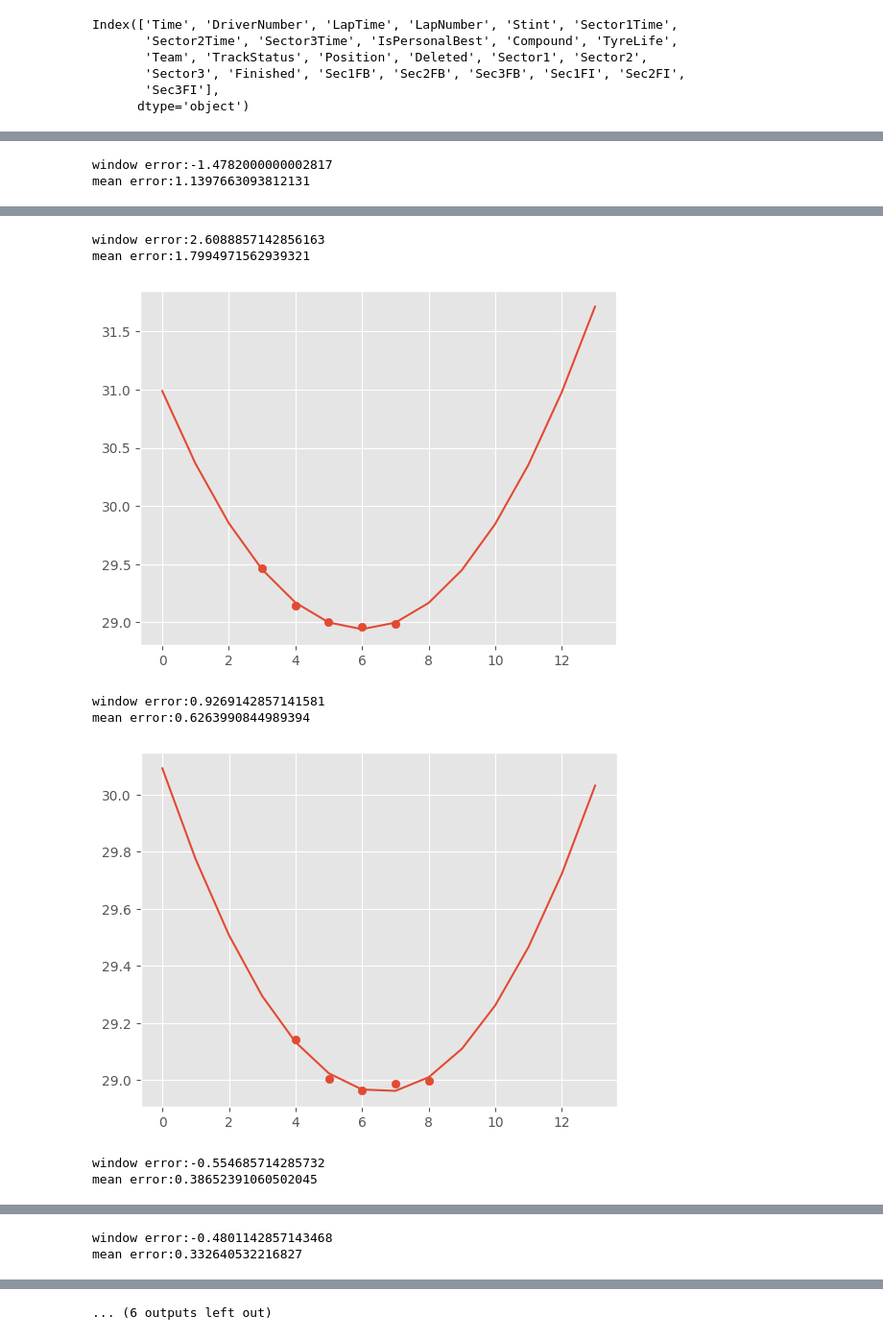
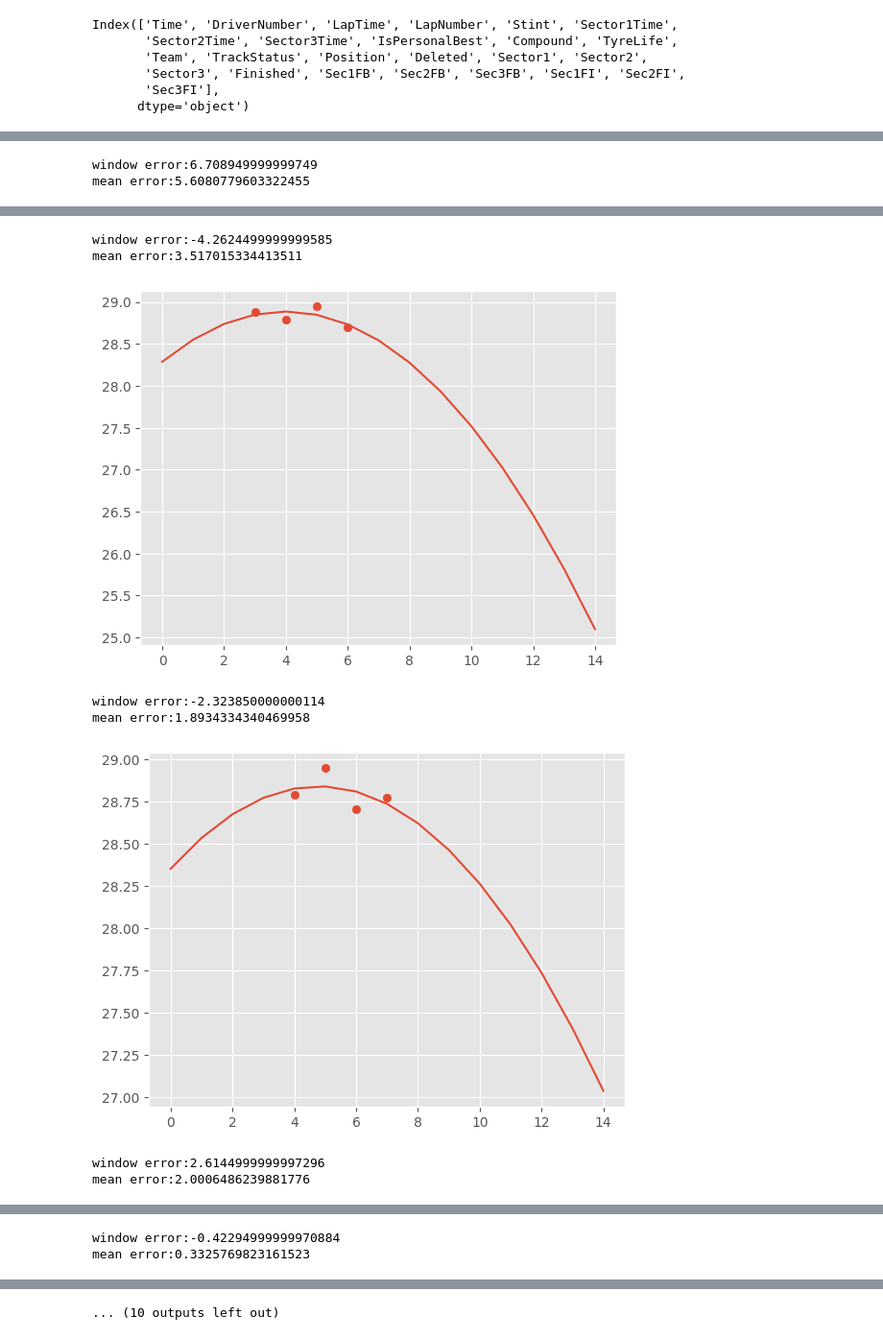
Before and after one commit to Aman-hebbale/pitstop, a Jupyter notebook: pit-stop-analysis.ipynb, the cells around one changed output, grey strips where cells are left out. Shown at 96% size. Drawn from its saved outputs; the diff is of its cells as text; code cells hidden in the pictures.

Commit message:
adaptive windowing and weighted regression

```diff
--- a/pit-stop-analysis.ipynb
+++ b/pit-stop-analysis.ipynb
@@ -285,12 +288,12 @@ Index(['Time', 'DriverNumber', 'LapTime', 'LapNumber', 'Stint', 'Sector1Time',
 qatar_csv["IsPersonalBest"]=~qatar_csv["IsPersonalBest"]
 qatar_csv.loc[:,"CumulativeBadLaps"]=qatar_csv["IsPersonalBest"].groupby((~qatar_csv["IsPersonalBest"]).cumsum()).cumsum()
 # %%
-piaSector2=qatar_csv.query("DriverNumber==4")["Sector2"].to_list()[:14]
+piaSector2=qatar_csv.query("DriverNumber==16")["Sector2"].to_list()[:15]
 # print(piaSector2)
 stint1=len(piaSector2)
-for i in range(5,stint1):
-    slice=piaSector2[i-4:i+1]
-    x=np.arange(i-4,i+1)
+for i in range(4,stint1):
+    slice=piaSector2[i-3:i+1]
+    x=np.arange(i-3,i+1)
     # print(slice,x)
     polyModel=np.poly1d(np.polyfit(x,slice,2))
     _,ax=plt.subplots()
@@ -298,7 +301,7 @@ for i in range(5,stint1):
     x_fit=np.arange(stint1)
     print(f"window error:{polyModel(stint1-1)-piaSector2[stint1-1]}")
     #mean3error=np.sqrt(((polyModel(stint1-1)-piaSector2[stint1-1])**2+(polyModel(stint1-2)-piaSector2[stint1-2])**2+(polyModel(stint1-3)-piaSector2[stint1-3])**2)/3)
-    mean3error = np.sqrt(np.mean([(polyModel(stint1 - i) - piaSector2[stint1 - i])**2 for i in range(1, 5)]))
+    mean3error = np.sqrt(np.mean([(polyModel(stint1 - i) - piaSector2[stint1 - i])**2 for i in range(1, 4)]))
     print(f"mean error:{mean3error}")
     plt.plot(x_fit,polyModel(x_fit))
     plt.show()
@@ -309,2 +312,2 @@ mean error:4.032999709944004
-window error:-1.4782000000002817
-mean error:1.1397663093812131
+window error:6.708949999999749
+mean error:5.6080779603322455
@@ -312,8 +315,8 @@ mean error:1.1397663093812131
-window error:2.6088857142856163
-mean error:1.7994971562939321
+window error:-4.2624499999999585
+mean error:3.517015334413511
-[figure, old version]
+[figure, new version]
-window error:0.9269142857141581
-mean error:0.6263990844989394
+window error:-2.323850000000114
+mean error:1.8934334340469958
-[figure, old version]
+[figure, new version]
-window error:-0.554685714285732
-mean error:0.38652391060502045
+window error:2.6144999999997296
+mean error:2.0006486239881776
@@ -321,2 +324,2 @@ mean error:0.38652391060502045
-window error:-0.4801142857143468
-mean error:0.332640532216827
+window error:-0.42294999999970884
+mean error:0.3325769823161523
@@ -324,4 +327,4 @@ mean error:0.332640532216827
-... (6 outputs left out)
+... (10 outputs left out)
 # %%
 for i in range(2,len(piaSector2)):
     # print(piaSector2[0:i+1],np.arange(0,i+1))
```
Also changed, not shown: parts of 10 cells of this notebook.
